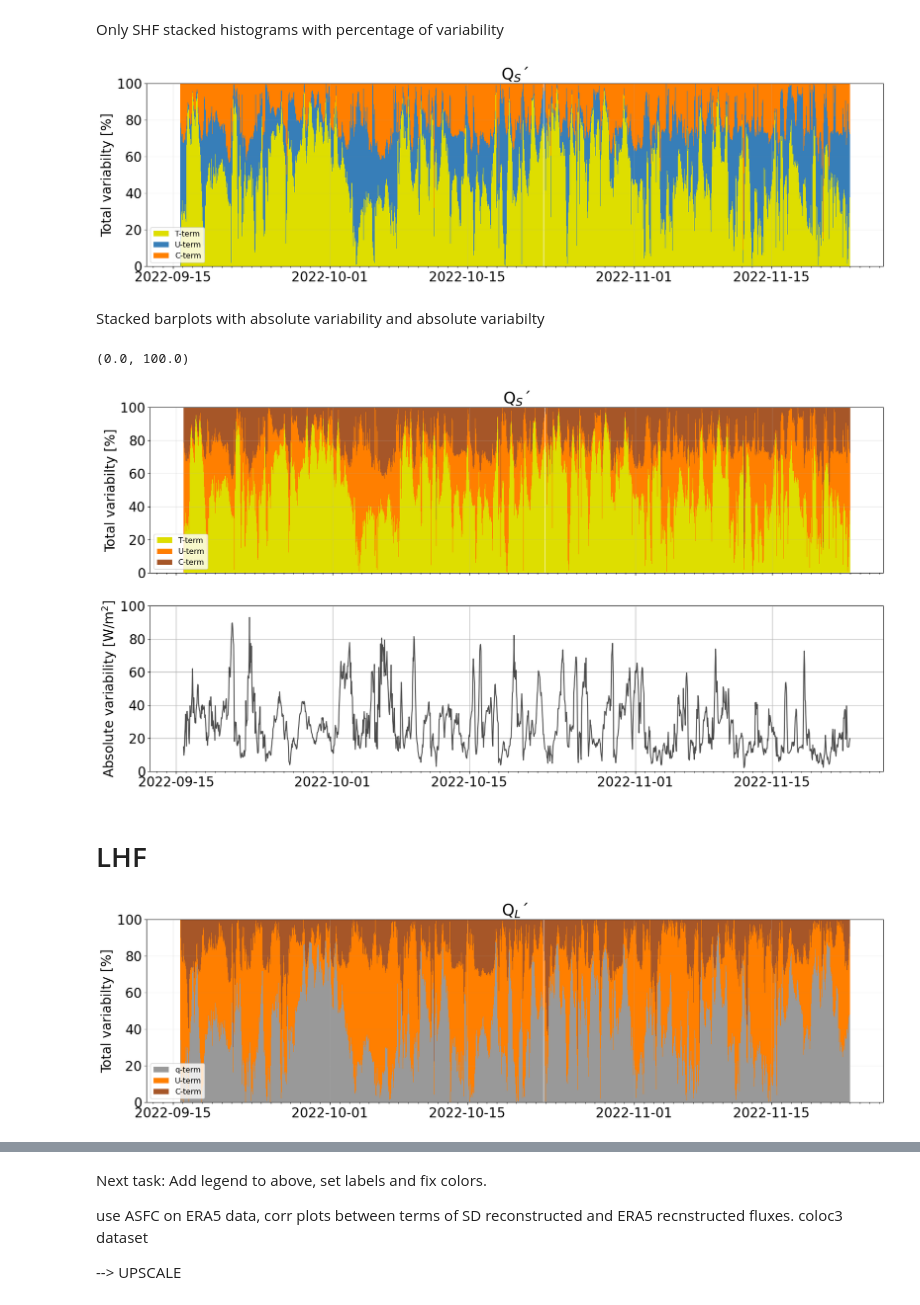
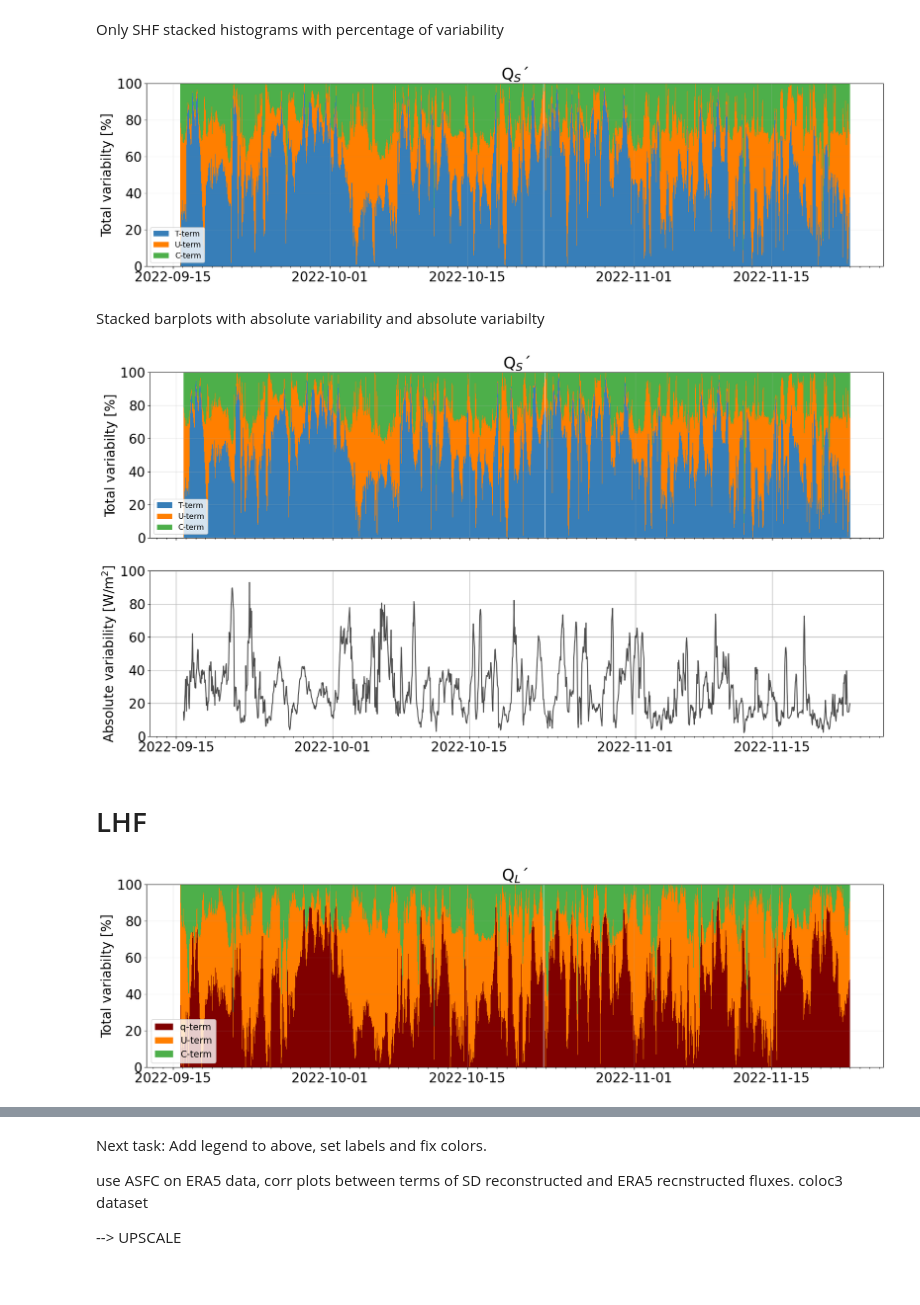
Before and after one commit to michaelaedwinson/Masterarbete2023, a Jupyter notebook: 5-SD-three-terms-invest.ipynb, the cells around one changed output, grey strips where cells are left out. Drawn from its saved outputs; the diff is of its cells as text; code cells hidden in the pictures.

Commit message:
started upscaling making animations and modified figures

```diff
--- a/5-SD-three-terms-invest.ipynb
+++ b/5-SD-three-terms-invest.ipynb
@@ -284,0 +366,32 @@ for i in np.arange(3):
+# %%
+x_bins_s=np.arange(-100, 70, 20)
+x_bins_l=np.arange(-200, 150, 20)
+
+s_terms=[t_term, u_term_t, cov_term_t]
+l_terms=[q_term, u_term_q, cov_term_q]
+
+labelS = ['T-term', 'U$_S$-term', 'C$_S$-term']
+labelL = ['q-term', 'U$_L$-term', 'C$_L$-term']
+
+
+
+fig, ax=plt.subplots(2,3, figsize=[18,10], constrained_layout=True, sharex=True, sharey=True)
+for i in np.arange(3):
+    sns.regplot(x=shf_fluc, y=shf_coeffs*s_terms[i], x_bins=x_bins_s, ax=ax[0,i], fit_reg=False, color='navy')
+    sns.regplot(x=shf_fluc, y=shf_coeffs*s_terms[i], x_bins=None, ax=ax[0,i], fit_reg=False, scatter_kws=dict(s=0.5,  color='navy', alpha=0.5))
+    ax[0,i].set_ylabel(labelS[i] + ' [W/m$^2$]')
+    ax[0,i].set_xlabel('Q$^\prime$$_S$ [W/m$^2$]')
+    ax[0,i].grid()
+
+
+    sns.regplot(x=lhf_fluc, y=lhf_coeffs*l_terms[i], x_bins=x_bins_l, ax=ax[1,i], fit_reg=False, color='navy')
+    sns.regplot(x=lhf_fluc, y=lhf_coeffs*l_terms[i], x_bins=None, ax=ax[1,i], fit_reg=False, scatter_kws=dict(s=0.5,  color='navy', alpha=0.5))
+    ax[1,i].set_ylabel(labelL[i]+ ' [W/m$^2$]')
+    ax[1,i].grid()
+    ax[1,i].set_xlabel('Q$^\prime$$_L$ [W/m$^2$]')
+
+    ax[0,i].axvline(x=0, color='k', linestyle='--', alpha=0.5)
+    ax[1,i].axvline(x=0, color='k', linestyle='--', alpha=0.5)
+
+    ax[0,i].axhline(y=0, color='k', linestyle='--', alpha=0.5)
+    ax[1,i].axhline(y=0, color='k', linestyle='--', alpha=0.5)
@@ -285,7 +440,9 @@ for i in np.arange(3):
 # %% [markdown]
 histograms
 # %%
-
+CB_color_cycle = ['maroon', '#ff7f00', '#4daf4a',
+                  '#f781bf', '#a65628', '#984ea3',
+                  '#999999', '#e41a1c', '#dede00']
 
 # Create a figure with two subplots (1 row, 2 columns)
 fig, ax = plt.subplots(1,2, figsize=[14, 6], constrained_layout=True)
@@ -307,7 +464,7 @@ alpha = 0.2
 # Create histograms and add them to the subplots
 for i in np.arange(3):
     sns.histplot(shf_coeffs*s_terms[i],bins=bins, label=labelS[i],kde=True, ax=ax[0], alpha=alpha, element="step")
-    sns.histplot(lhf_coeffs*l_terms[i], bins=bins, label=labelL[i],kde=True, ax=ax[1], alpha=alpha, element="step")
+    sns.histplot(lhf_coeffs*l_terms[i], bins=bins, label=labelL[i],kde=True, ax=ax[1], alpha=alpha, element="step", color=CB_color_cycle[i])
 
 # Customize the subplots
 for i in np.arange(2):
@@ -327,5 +484,5 @@ for i in np.arange(2):
 
 
 # Display the plot
-#plt.savefig('figures/hstprime.png')
+plt.savefig(pathlib.Path('.').absolute().parent/ 'MTmichaela/figures/SDhist.png')
 # %% [output]
@@ -351,42 +523,42 @@ Only SHF stacked histograms with percentage of variability
 # %%
 CB_color_cycle = ['#377eb8', '#ff7f00', '#4daf4a',
                   '#f781bf', '#a65628', '#984ea3',
                   '#999999', '#e41a1c', '#dede00']
 
 
 fig,ax = plt.subplots(figsize=(20,5), sharex=True)
 
 for t in tqdm(np.arange(len(dsadcpH.time)-1)):
     y1_list=[]
     for i in np.arange(3):
         y1=shf_coeffs*np.abs(s_terms[i][t])/mag_shf_var[t]*100
 
-        ax.bar(dsadcpH.time[t], y1, bottom=np.sum(y1_list), color=CB_color_cycle[i-1],width=pd.Timedelta(hours=1))
+        ax.bar(dsadcpH.time[t], y1, bottom=np.sum(y1_list), color=CB_color_cycle[i],width=pd.Timedelta(hours=1))
         y1_list.append(y1)
 
 y1_list=[]
 for i in np.arange(3):
         y1=(shf_coeffs*np.abs(s_terms[i][1637])/mag_shf_var[1637])*100
 
-        ax.bar(dsadcpH.time[1637], y1, bottom=np.sum(y1_list), color=CB_color_cycle[i-1],width=pd.Timedelta(hours=1), label=labelS[i])
+        ax.bar(dsadcpH.time[1637], y1, bottom=np.sum(y1_list), color=CB_color_cycle[i],width=pd.Timedelta(hours=1), label=labelS[i])
         y1_list.append(y1)
 
 
 ax.legend(fontsize='xx-small', loc='lower left')
 ax.set_ylabel('Total variabilty [%]')
 ax.set_title('Q$_S$´')
 ax.set_ylim(0,100)
 #ax[0].set_xlim(dsadcpH.time.min(), dsadcpH.time.max())
 ax.xaxis.set_minor_locator(mdates.DayLocator())
 ax.grid(alpha=0.3)
 # %% [output]
-[figure, old version]
+[figure, new version]
 # %% [markdown]
 Stacked barplots with absolute variability and absolute variabilty
 # %%
-CB_color_cycle = ['#dede00', '#ff7f00', '#a65628',
-                  '#f781bf', '#4daf4a', '#984ea3',
-                  '#999999', '#e41a1c', '#dede00'] # #377eb8
+CB_color_cycle = ['#377eb8', '#ff7f00', '#4daf4a',
+                  '#f781bf', '#a65628', '#984ea3',
+                  '#999999', '#e41a1c', '#dede00']
 
 
 fig,ax = plt.subplots(2,1, figsize=(20,10), sharex=True)
@@ -420,17 +592,15 @@ ax[1].set_ylabel('Absolute variability [W/m$^2$]')
 ax[1].grid()
 ax[1].set_ylim(0,100)
 
-#plt.savefig(pathlib.Path('.').absolute().parent/'MTmichaela/figures/barstackS.png')
+plt.savefig(pathlib.Path('.').absolute().parent/ 'MTmichaela/figures/SDbarplotQS.png')
 # %% [output]
-(0.0, 100.0)
-[figure, old version]
+[figure, new version]
 # %% [markdown]
 # LHF
 # %%
-CB_color_cycle = ['#999999', '#ff7f00', '#a65628',
-                  '#f781bf', '#4daf4a', '#984ea3',
-                  '#999999', '#e41a1c', '#dede00'] # #377eb8 # Changed color for q-term #ff7f00
-
+CB_color_cycle = ['maroon', '#ff7f00', '#4daf4a',
+                  '#f781bf', '#a65628', '#984ea3',
+                  '#999999', '#e41a1c', '#dede00']
 
 fig,ax = plt.subplots(figsize=(20,5), sharex=True)
 
@@ -458,5 +628,5 @@ ax.set_ylim(0,100)
 ax.xaxis.set_minor_locator(mdates.DayLocator())
 ax.grid(alpha=0.3)
 # %% [output]
-[figure, old version]
+[figure, new version]
 # %%
```
Also changed, not shown: parts of 11 cells of this notebook, 2 other files.
